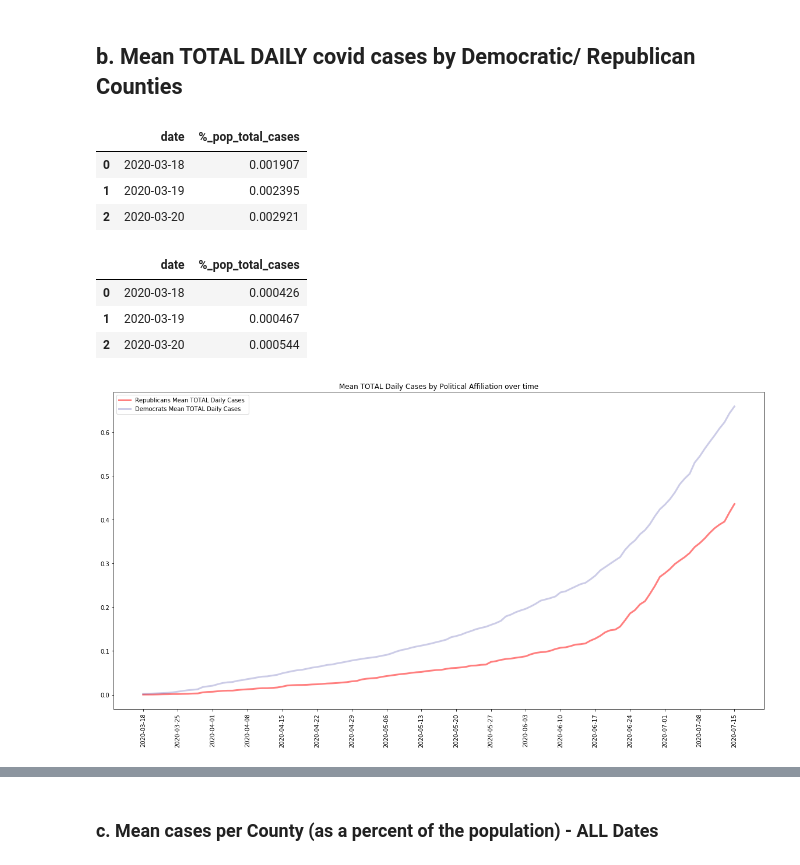
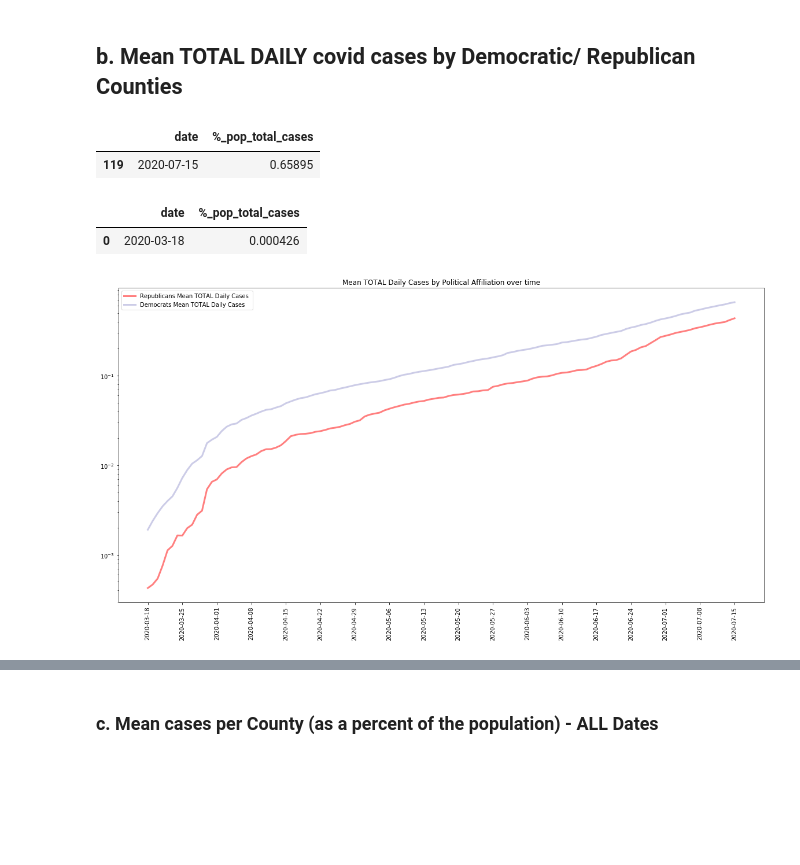
Before and after one commit to MegansColorado/Capstone_1, a Jupyter notebook: notebooks/Covid_Political_Data.ipynb, the cells around one changed output, grey strips where cells are left out. Cells and saved outputs as stored; diff of their text form; code cells hidden in the pictures; blank space fills up the shorter version.

```diff
--- a/notebooks/Covid_Political_Data.ipynb
+++ b/notebooks/Covid_Political_Data.ipynb
@@ -173,31 +146,30 @@ ax.legend();
 ## b. Mean TOTAL DAILY covid cases by Democratic/ Republican Counties
 # %%
 mean_daily_total_cases_dem = dems_df.groupby('date')['%_pop_total_cases'].mean().reset_index()
-mean_daily_total_cases_dem.head(3)
+mean_daily_total_cases_dem.tail(1)
 # %% [output]
 |  | date | %_pop_total_cases |
-| 0 | 2020-03-18 | 0.001907 |
-| 1 | 2020-03-19 | 0.002395 |
-| 2 | 2020-03-20 | 0.002921 |
+| 119 | 2020-07-15 | 0.65895 |
 # %%
 mean_daily_total_cases_repub = repub_df.groupby('date')['%_pop_total_cases'].mean().reset_index()
-mean_daily_total_cases_repub.head(3)
+mean_daily_total_cases_repub.head(1)
 # %% [output]
 |  | date | %_pop_total_cases |
 | 0 | 2020-03-18 | 0.000426 |
-| 1 | 2020-03-19 | 0.000467 |
-| 2 | 2020-03-20 | 0.000544 |
 # %%
 fig, ax = plt.subplots(figsize = (20,10))
 
 ax.plot(mean_daily_total_cases_repub['date'], mean_daily_total_cases_repub['%_pop_total_cases'],  alpha = 0.5, linewidth=3, color='red', label = 'Republicans Mean TOTAL Daily Cases ')
 ax.plot(mean_daily_total_cases_dem['date'], mean_daily_total_cases_dem['%_pop_total_cases'], alpha = 0.2, linewidth=3, color = 'darkblue', label = 'Democrats Mean TOTAL Daily Cases')
 ax.set_title('Mean TOTAL Daily Cases by Political Affiliation over time');
 #ax.set_xlabel('3/18/2020 - 07/15/2020')
 plt.xticks(mean_daily_total_cases_dem['date'][0::7], rotation=90)
 #ax.set_xticklabels(rotation=90)
 # ax.set_xlim(0, .1)
-# ax.set_yscale('log')
+ax.set_yscale('log')
 ax.legend();
+
+
+plt.savefig('images/dem_repub_meandailyTOTALcases_Map_6.png')
 # %% [output]
-[figure, old version]
+[figure, new version]
```
Also changed, not shown: parts of 31 cells of this notebook, 9 other files.
